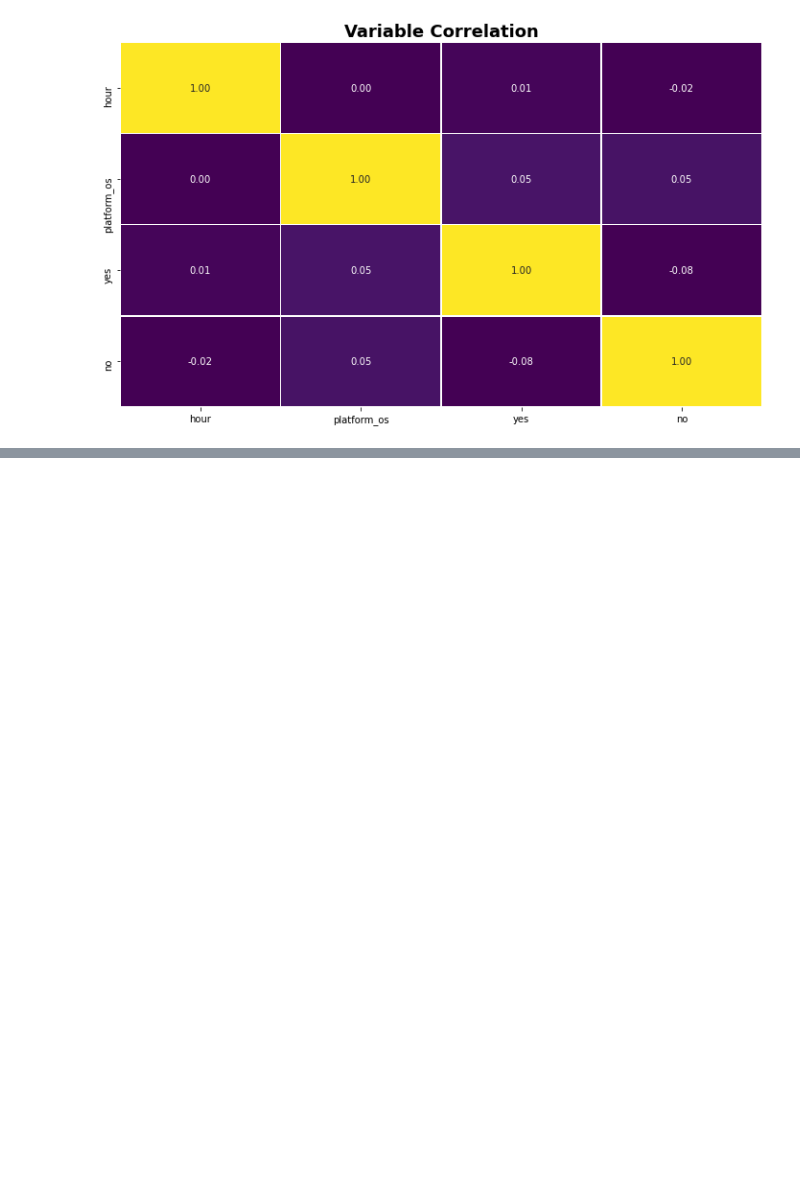
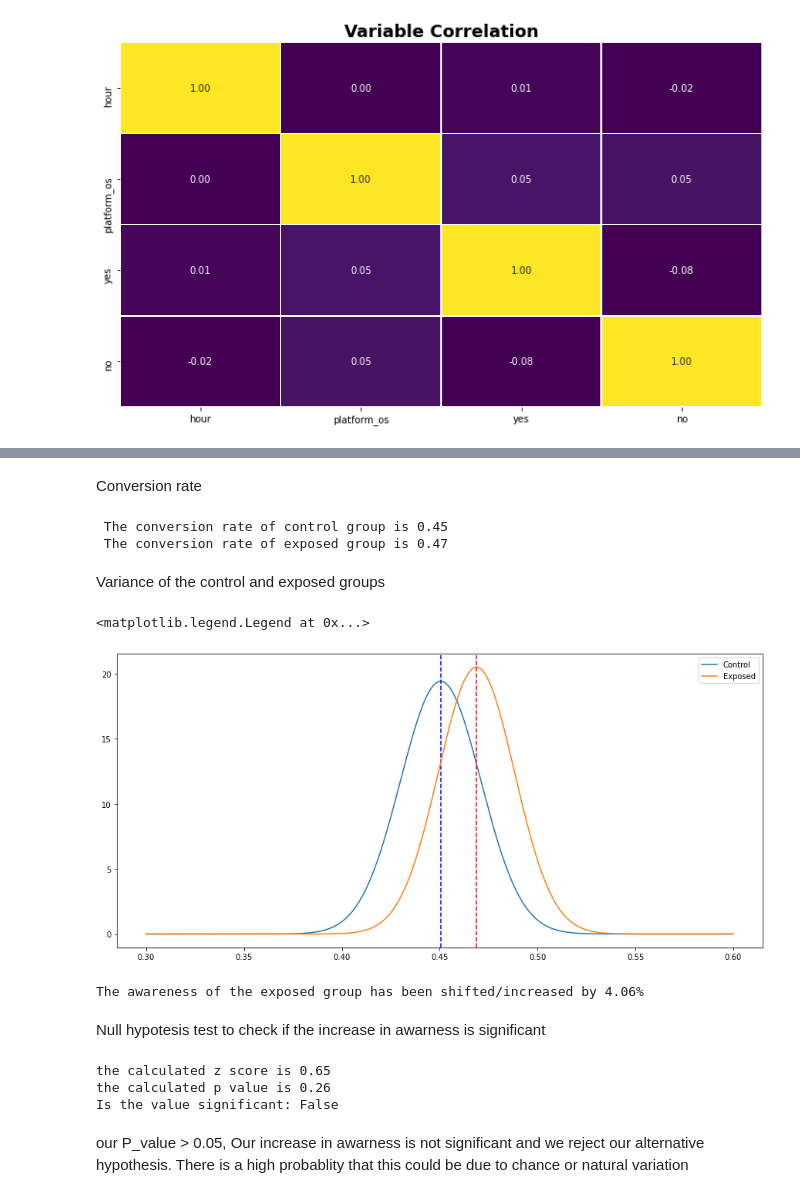
Before and after one commit to Bina-man/Smart-Advertisement, a Jupyter notebook: notebooks/classicABtest.ipynb, the cells around one changed output, grey strips where cells are left out. Drawn from its saved outputs; the diff is of its cells as text; code cells hidden in the pictures; blank space fills up the shorter version.

```diff
--- a/notebooks/classicABtest.ipynb
+++ b/notebooks/classicABtest.ipynb
@@ -168,0 +170,4 @@ Removing unanswered experiments
+# %%
+cleaned_df = dataframe[['auction_id', 'experiment', 'yes', 'no']]
+not_ans_df = cleaned_df.query("yes == 0 & no == 0")
+not_ans_df
@@ -168,0 +213,24 @@ Removing unanswered experiments
+# %% [markdown]
+Conversion rate
+# %%
+control_conversion_rate = test_df['aware']['control'] / test_df['total']['control']
+exposed_conversion_rate = test_df['aware']['exposed'] / test_df['total']['exposed']
+
+print(f" The conversion rate of control group is {control_conversion_rate:0.2f}")
+print(f" The conversion rate of exposed group is {exposed_conversion_rate:0.2f}")
+# %% [output]
+ The conversion rate of control group is 0.45
+ The conversion rate of exposed group is 0.47
+# %% [markdown]
+Variance of the control and exposed groups
+# %%
+diff = exposed_conversion_rate - control_conversion_rate
+
+variance_contorl = control_conversion_rate * (1 - control_conversion_rate)
+variance_exposed = exposed_conversion_rate * (1 - exposed_conversion_rate)
+# %%
+contorl_total = cleaned_df_agg['total']['control']
+exposed_total = cleaned_df_agg['total']['exposed']
+
+standar_err_control = np.sqrt(variance_contorl)/np.sqrt(contorl_total)
+standar_err_exposed = np.sqrt(variance_exposed)/np.sqrt(exposed_total)
@@ -168,0 +239,24 @@ Removing unanswered experiments
+# %%
+fig, ax = plt.subplots(figsize=(15,7))
+
+x = np.linspace(0.3, 0.6, 1000)
+
+ctr_rate_prob = scs.norm(control_conversion_rate, standar_err_control).pdf(x)
+ax.plot(x, ctr_rate_prob, label='Control')
+ax.axvline(x=control_conversion_rate, c='blue', linestyle='--')
+
+
+
+exposed_rate_prob = scs.norm(exposed_conversion_rate, standar_err_exposed).pdf(x)
+ax.plot(x, exposed_rate_prob, label='Exposed')
+ax.axvline(x=exposed_conversion_rate, c='red', linestyle='--')
+plt.legend()
+# %% [output]
+<matplotlib.legend.Legend at 0x...>
+[figure, added]
+# %%
+print(f"The awareness of the exposed group has been shifted/increased by {shift * 100:0.2f}%" )
+# %% [output]
+The awareness of the exposed group has been shifted/increased by 4.06%
+# %% [markdown]
+Null hypotesis test to check if the increase in awarness is significant
@@ -168,0 +281,23 @@ Removing unanswered experiments
+# %%
+alpha = 1 - 0.95
+
+is_signi, p_value, z_score = is_significant(control_conversion_rate, exposed_conversion_rate,
+                                            contorl_total, exposed_total, alpha=alpha)
+
+
+z_score = diff / np.sqrt((variance_contorl/contorl_total) + (variance_exposed/exposed_total))
+print (f"the calculated z score is {z_score:0.2f}" )
+
+p_value  = scs.norm().sf(z_score)
+print (f"the calculated p value is {p_value:0.2f}" )
+
+is_signi, p_value, z_score = is_significant(control_conversion_rate, exposed_conversion_rate,
+                                            contorl_total, exposed_total)
+
+print(f"Is the value significant: {is_signi}")
+# %% [output]
+the calculated z score is 0.65
+the calculated p value is 0.26
+Is the value significant: False
+# %% [markdown]
+our P_value > 0.05, Our increase in awarness is not significant and we reject our alternative hypothesis. There is a high probablity that this could be due to chance or natural variation
```
Also changed, not shown: parts of 8 cells of this notebook.
